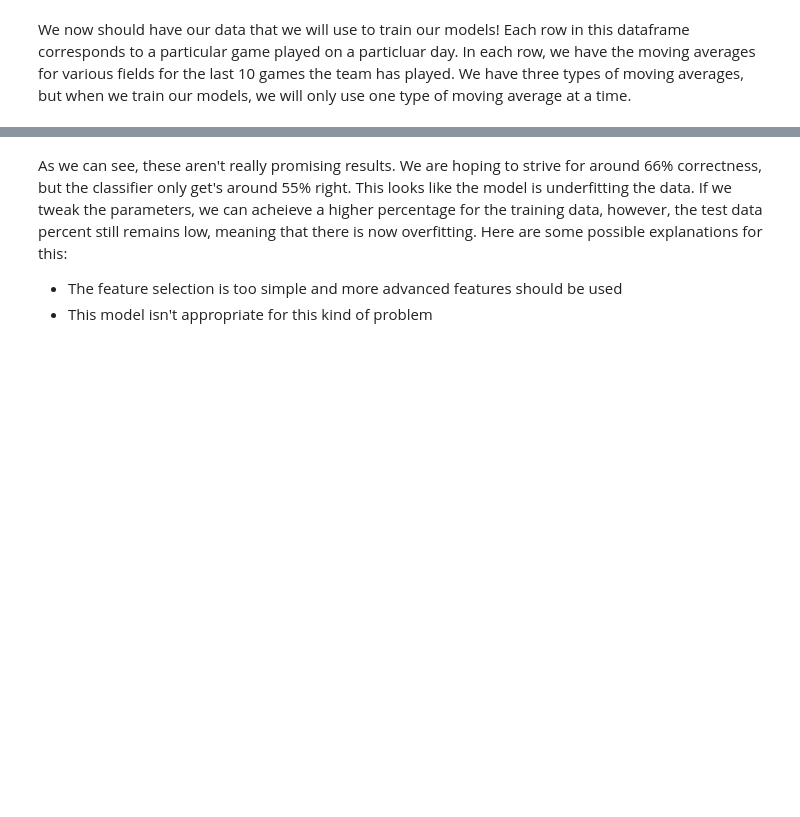
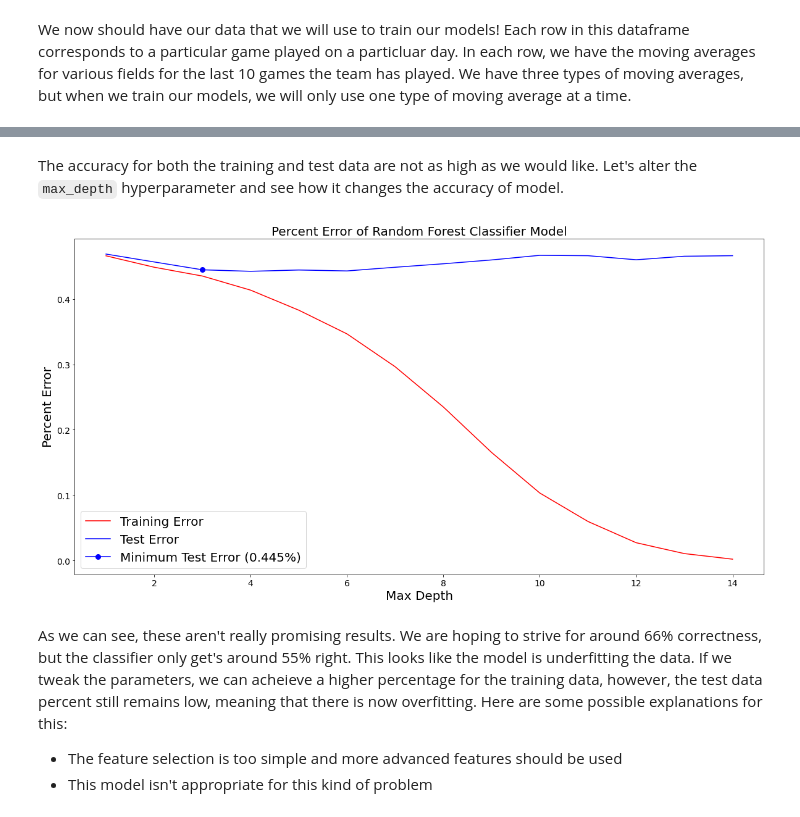
Before and after one commit to samkasbawala/sdp_team_32, a Jupyter notebook: starting_project.ipynb, the cells around one changed output, grey strips where cells are left out. Saved outputs shown, nothing was run; the diff lists cells and outputs as text; code cells hidden in the pictures; blank space fills up the shorter version.

```diff
--- a/starting_project.ipynb
+++ b/starting_project.ipynb
@@ -651,0 +684,24 @@ plt.close()
+# %%
+from sklearn.ensemble import RandomForestClassifier
+from sklearn.model_selection import GridSearchCV
+
+# Narrow search
+param_grid = {
+    'bootstrap': [False],
+    'max_depth': [2, 3, 4],
+    'max_features': ['sqrt'],
+    'min_samples_leaf': [1, 2, 3, 4],
+    'min_samples_split': [3, 5, 7],
+    'n_estimators': [100, 600, 700, 800]
+}
+
+# Do a grid search with cross validation
+rf = RandomForestClassifier()
+# Instantiate the grid search model
+rf_grid_search = GridSearchCV(estimator = rf,
+                              param_grid = param_grid,
+                              cv = 3,
+                              n_jobs = -1,
+                              verbose = 2)
+
+rf_grid_search.fit(X_train, y_train.values.ravel())
@@ -651,0 +791,2 @@ plt.close()
+# %% [markdown]
+The accuracy for both the training and test data are not as high as we would like. Let's alter the `max_depth` hyperparameter and see how it changes the accuracy of model.
@@ -652,3 +827,19 @@ plt.close()
+# %%
+# Plot the the errors
+plt.figure(figsize=(20, 10))
+plt.plot(x_scale, training_error, "r", label="Training Error")
+plt.plot(x_scale, test_error, "b", label="Test Error")
+plt.plot(3, test_error[2], "b", marker="o", markersize=8, label=f"Minimum Test Error ({round(test_error[2], 3)}%)")
+plt.xlabel("Max Depth", fontsize=20)
+plt.xticks(fontsize=14)
+plt.ylabel("Percent Error", fontsize=20)
+plt.yticks(fontsize=14)
+plt.title("Percent Error of Random Forest Classifier Model", fontsize=20)
+plt.legend(loc=3, fontsize=20)
+plt.show()
+plt.close()
+# %% [output]
+[figure, added]
 # %% [markdown]
 As we can see, these aren't really promising results. We are hoping to strive for around 66% correctness, but the classifier only get's around 55% right. This looks like the model is underfitting the data. If we tweak the parameters, we can acheieve a higher percentage for the training data, however, the test data percent still remains low, meaning that there is now overfitting. Here are some possible explanations for this:
 - The feature selection is too simple and more advanced features should be used
```
Also changed, not shown: parts of 23 cells of this notebook, 1 other file.
